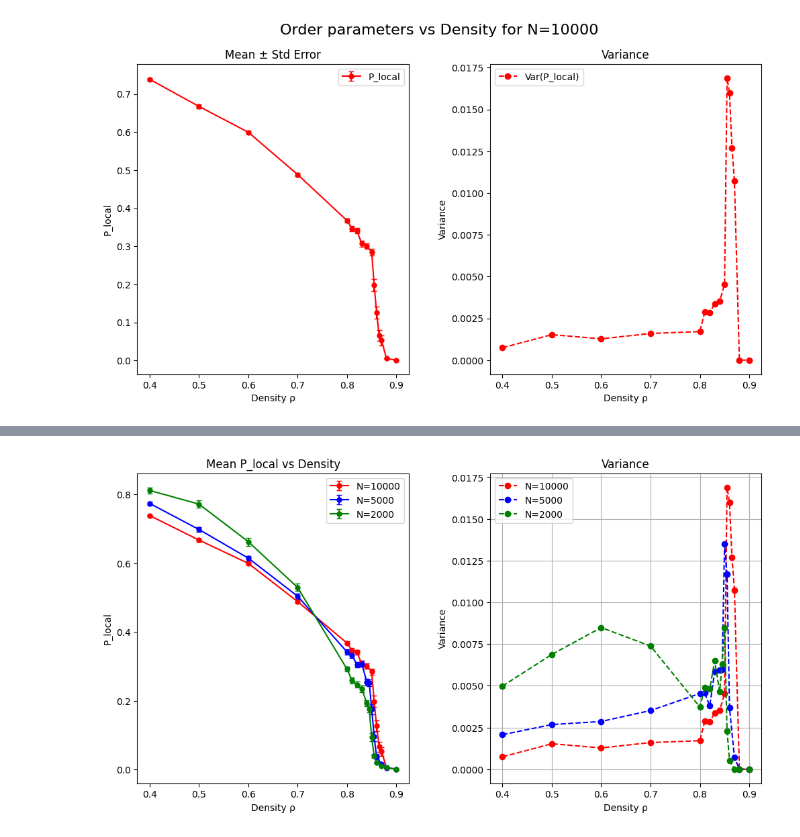
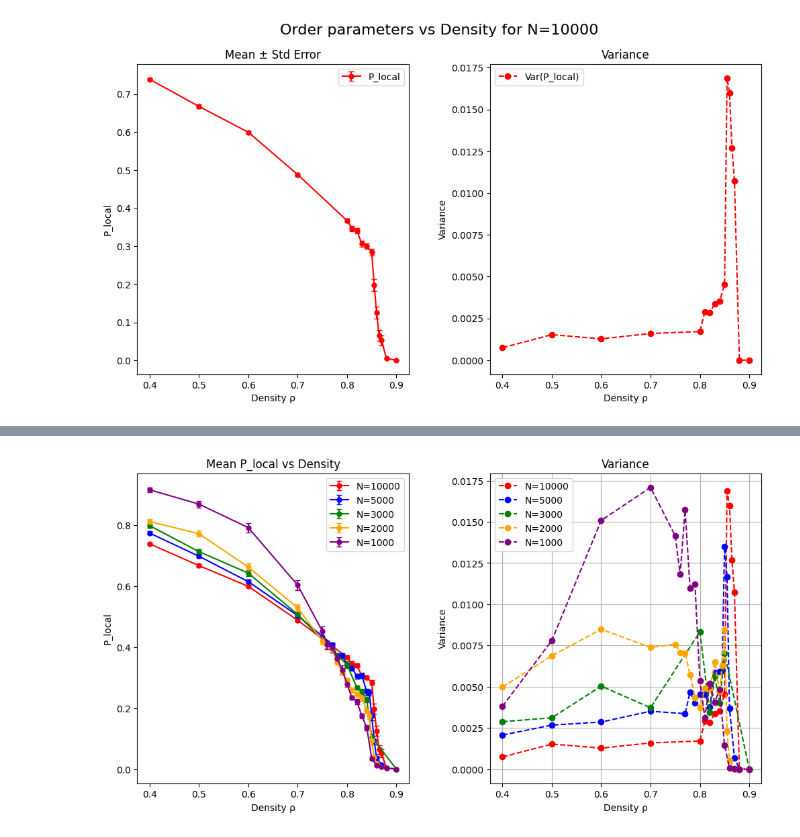
Before and after one commit to gonzaloangaut/oncostreams_analysis, a Jupyter notebook: analysis_local_op.ipynb, the cells around one changed output, grey strips where cells are left out. Drawn from its saved outputs; the diff is of its cells as text; code cells hidden in the pictures.

Commit message:
Updated local order parameter

```diff
--- a/analysis_local_op.ipynb
+++ b/analysis_local_op.ipynb
@@ -223,0 +224,8 @@ plot_results(df_5000, number_of_cells, color="blue")
+# %%
+number_of_cells = 3_000
+
+# List of densities to analyze
+density_list = [0.4, 0.5, 0.6, 0.7, 0.8, 0.82, 0.83, 0.84, 0.85, 0.9]
+
+df_3000 = create_dataframe_results(number_of_cells, density_list)
+plot_results(df_3000, number_of_cells, color="green")
@@ -225,8 +235,8 @@ plot_results(df_5000, number_of_cells, color="blue")
 number_of_cells = 2_000
 
 # List of densities to analyze
-density_list = [0.4, 0.5, 0.6, 0.7, 0.8, 0.81, 0.82, 0.83, 0.84, 0.845, 0.85, 0.855, 0.86, 0.87, 0.88, 0.9]
+density_list = [0.4, 0.5, 0.6, 0.7, 0.75, 0.76, 0.77, 0.78, 0.79, 0.8, 0.81, 0.82, 0.83, 0.84, 0.845, 0.85, 0.855, 0.86, 0.87, 0.88, 0.9]
 
 df_2000 = create_dataframe_results(number_of_cells, density_list)
-plot_results(df_2000, number_of_cells, color="green")
+plot_results(df_2000, number_of_cells, color="orange")
 # %% [output]
@@ -233,0 +244,8 @@ plot_results(df_2000, number_of_cells, color="green")
+# %%
+number_of_cells = 1_000
+
+# List of densities to analyze
+density_list = [0.4, 0.5, 0.6, 0.7, 0.75, 0.76, 0.77, 0.78, 0.79, 0.8, 0.81, 0.82, 0.83, 0.84, 0.85, 0.86, 0.87, 0.88, 0.9]
+
+df_1000 = create_dataframe_results(number_of_cells, density_list)
+plot_results(df_1000, number_of_cells, color="purple")
@@ -234,5 +254,5 @@ plot_results(df_2000, number_of_cells, color="green")
 # %%
-def plot_for_every_N(df_1, df_2, df_3, N_1, N_2, N_3):
+def plot_for_every_N(df_1, df_2, df_3, df_4, df_5, N_1, N_2, N_3, N_4, N_5):
     """
     Plot the mean local order parameter for different numbers of cells
     on the same graph for comparison.
@@ -253,6 +273,8 @@ def plot_for_every_N(df_1, df_2, df_3, N_1, N_2, N_3):
     axes[0].errorbar(df_1["density"], df_1["mean_P_local"], yerr=df_1["std_P_local"]/np.sqrt(len(rng_seed)), fmt='o-', color="red", capsize=3, markersize=5, label=f"N={N_1}")
     axes[0].errorbar(df_2["density"], df_2["mean_P_local"], yerr=df_2["std_P_local"]/np.sqrt(len(rng_seed)), fmt='o-', color="blue", capsize=3, markersize=5, label=f"N={N_2}")
     axes[0].errorbar(df_3["density"], df_3["mean_P_local"], yerr=df_3["std_P_local"]/np.sqrt(len(rng_seed)), fmt='o-', color="green", capsize=3, markersize=5, label=f"N={N_3}")
+    axes[0].errorbar(df_4["density"], df_4["mean_P_local"], yerr=df_4["std_P_local"]/np.sqrt(len(rng_seed)), fmt='o-', color="orange", capsize=3, markersize=5, label=f"N={N_4}")
+    axes[0].errorbar(df_5["density"], df_5["mean_P_local"], yerr=df_5["std_P_local"]/np.sqrt(len(rng_seed)), fmt='o-', color="purple", capsize=3, markersize=5, label=f"N={N_5}")
 
     axes[0].set_xlabel("Density ρ")
     axes[0].set_ylabel("P_local")
@@ -262,15 +284,19 @@ def plot_for_every_N(df_1, df_2, df_3, N_1, N_2, N_3):
     axes[1].plot(df_1["density"], df_1["std_P_local"]**2, 'o--', color="red", label=f"N={N_1}")
     axes[1].plot(df_2["density"], df_2["std_P_local"]**2, 'o--', color="blue", label=f"N={N_2}")
     axes[1].plot(df_3["density"], df_3["std_P_local"]**2, 'o--', color="green", label=f"N={N_3}")
+    axes[1].plot(df_4["density"], df_4["std_P_local"]**2, 'o--', color="orange", label=f"N={N_4}")
+    axes[1].plot(df_5["density"], df_5["std_P_local"]**2, 'o--', color="purple", label=f"N={N_5}")
     axes[1].set_xlabel("Density ρ")
     axes[1].set_ylabel("Variance")
     axes[1].set_title("Variance")
     axes[1].legend()
     plt.grid()
-    plt.savefig("graphs/P_local_comparison.png", dpi=600)
+    folder_path = f"graphs/N_comparison/local_order"
+    os.makedirs(folder_path, exist_ok=True)
+    plt.savefig(f"{folder_path}/P_local_comparison.png", dpi=600)
     plt.show()
     plt.close()
 # %%
-plot_for_every_N(df_10000, df_5000, df_2000, 10_000, 5_000, 2_000)
+plot_for_every_N(df_10000, df_5000, df_3000, df_2000, df_1000, 10_000, 5_000, 3_000, 2_000, 1_000)
 # %% [output]
-[figure, old version]
+[figure, new version]
```
Also changed, not shown: parts of 4 cells of this notebook, 6 other files.
